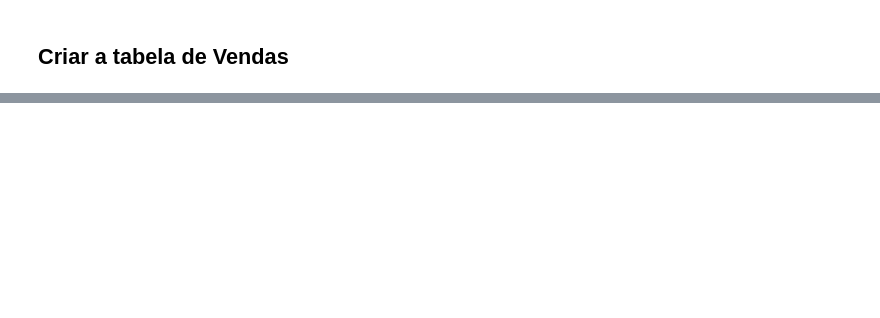
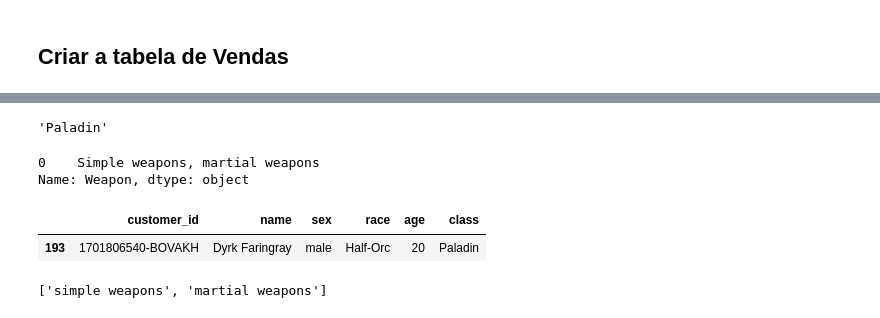
Before and after one commit to PatrickLeal/projeto_baldursgate_vendor_sales, a Jupyter notebook: database_creation.ipynb, the cells around one changed output, grey strips where cells are left out. Drawn from its saved outputs; the diff is of its cells as text; code cells hidden in the pictures; blank space fills up the shorter version.

```diff
--- a/database_creation.ipynb
+++ b/database_creation.ipynb
@@ -399,0 +425,8 @@ customers.sample(n=10)
+# %%
+pd.set_option('display.max_colwidth', None)
+# %%
+# escolhendo um cliente aleatório
+cliente_classe = customers.sample(n=1, random_state= 42)
+cliente_classe['class'].item()
+# %% [output]
+'Paladin'
@@ -399,0 +440,5 @@ customers.sample(n=10)
+# %%
+cl_weapon
+# %% [output]
+0    Simple weapons, martial weapons
+Name: Weapon, dtype: object
@@ -399,0 +454,5 @@ customers.sample(n=10)
+# %%
+cliente_classe
+# %% [output]
+|  | customer_id | name | sex | race | age | class |
+| 193 | 1701806540-BOVAKH | Dyrk Faringray | male | Half-Orc | 20 | Paladin |
@@ -399,0 +462,4 @@ customers.sample(n=10)
+# %%
+cl_weapon
+# %% [output]
+['simple weapons', 'martial weapons']
```
Also changed, not shown: parts of 24 cells of this notebook.
